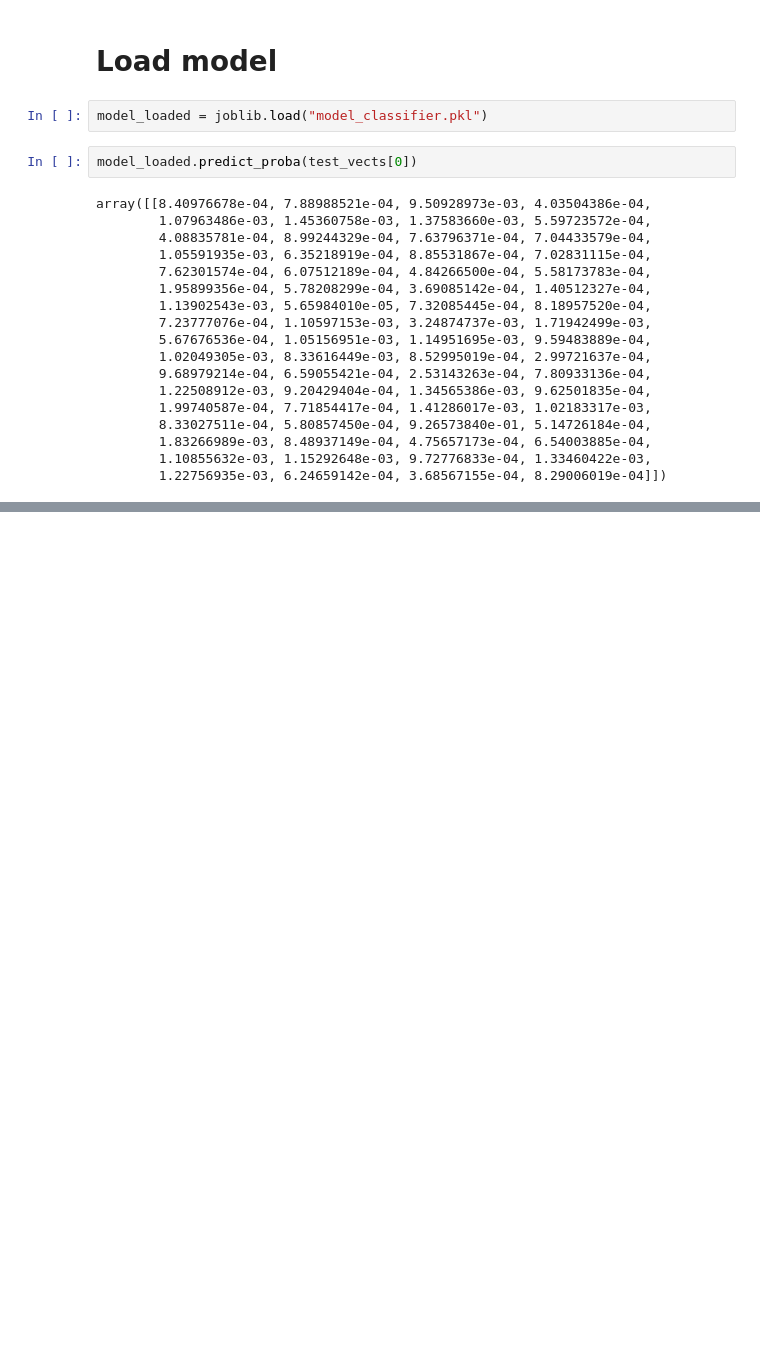
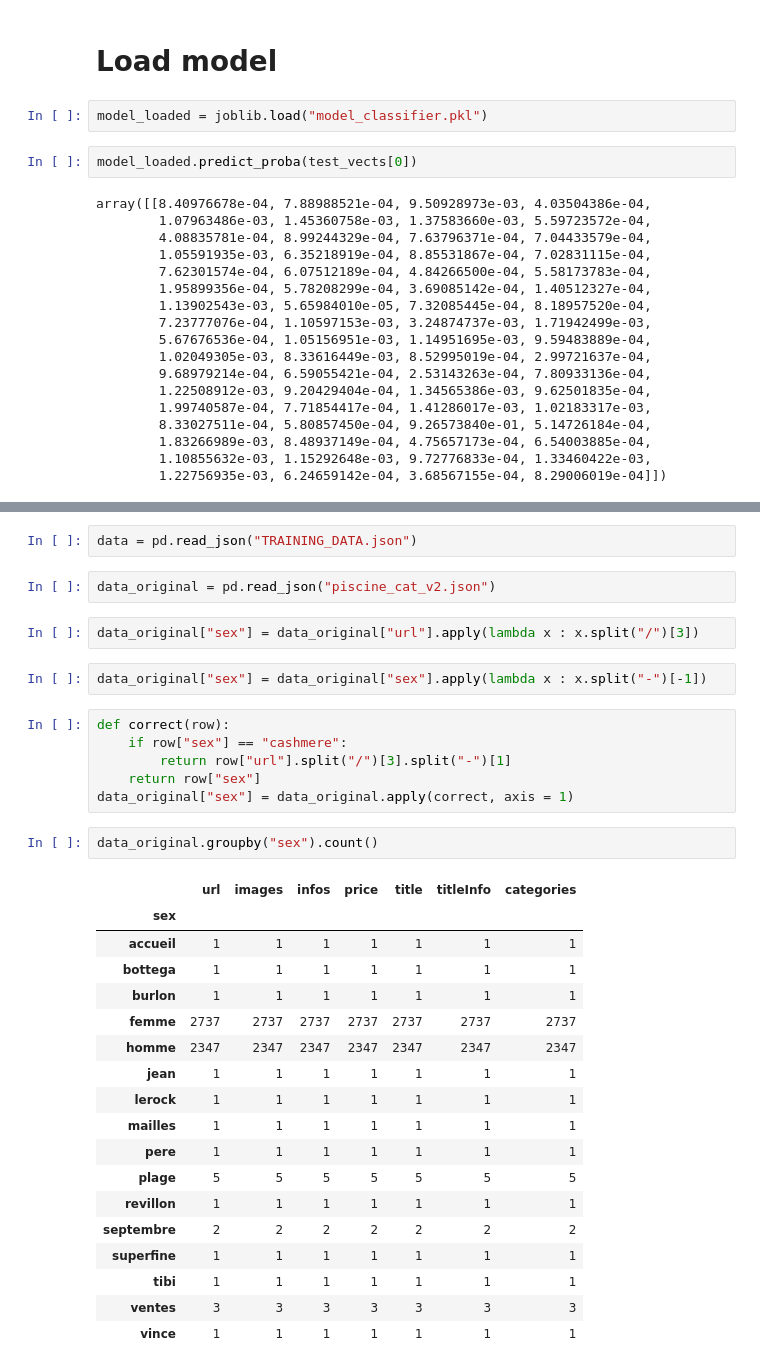
Before and after one commit to moh/foqus_web_scrap, a Jupyter notebook: foqus-filter/Doc.ipynb, the cells around one changed output, grey strips where cells are left out. Cells and saved outputs as stored; diff of their text form; blank space fills up the shorter version.

```diff
--- a/foqus-filter/Doc.ipynb
+++ b/foqus-filter/Doc.ipynb
@@ -540,0 +545,35 @@ array([[8.40976678e-04, 7.88988521e-04, 9.50928973e-03, 4.03504386e-04,
+# %%
+data = pd.read_json("TRAINING_DATA.json")
+# %%
+data_original = pd.read_json("piscine_cat_v2.json")
+# %%
+data_original["sex"] = data_original["url"].apply(lambda x : x.split("/")[3])
+# %%
+data_original["sex"] = data_original["sex"].apply(lambda x : x.split("-")[-1])
+# %%
+def correct(row):
+    if row["sex"] == "cashmere":
+        return row["url"].split("/")[3].split("-")[1]
+    return row["sex"]
+data_original["sex"] = data_original.apply(correct, axis = 1)
+# %%
+data_original.groupby("sex").count()
+# %% [output]
+|  | url | images | infos | price | title | titleInfo | categories |
+| sex |  |  |  |  |  |  |  |
+| accueil | 1 | 1 | 1 | 1 | 1 | 1 | 1 |
+| bottega | 1 | 1 | 1 | 1 | 1 | 1 | 1 |
+| burlon | 1 | 1 | 1 | 1 | 1 | 1 | 1 |
+| femme | 2737 | 2737 | 2737 | 2737 | 2737 | 2737 | 2737 |
+| homme | 2347 | 2347 | 2347 | 2347 | 2347 | 2347 | 2347 |
+| jean | 1 | 1 | 1 | 1 | 1 | 1 | 1 |
+| lerock | 1 | 1 | 1 | 1 | 1 | 1 | 1 |
+| mailles | 1 | 1 | 1 | 1 | 1 | 1 | 1 |
+| pere | 1 | 1 | 1 | 1 | 1 | 1 | 1 |
+| plage | 5 | 5 | 5 | 5 | 5 | 5 | 5 |
+| revillon | 1 | 1 | 1 | 1 | 1 | 1 | 1 |
+| septembre | 2 | 2 | 2 | 2 | 2 | 2 | 2 |
+| superfine | 1 | 1 | 1 | 1 | 1 | 1 | 1 |
+| tibi | 1 | 1 | 1 | 1 | 1 | 1 | 1 |
+| ventes | 3 | 3 | 3 | 3 | 3 | 3 | 3 |
+| vince | 1 | 1 | 1 | 1 | 1 | 1 | 1 |
```
Also changed, not shown: parts of 37 cells of this notebook, 6 other files.
